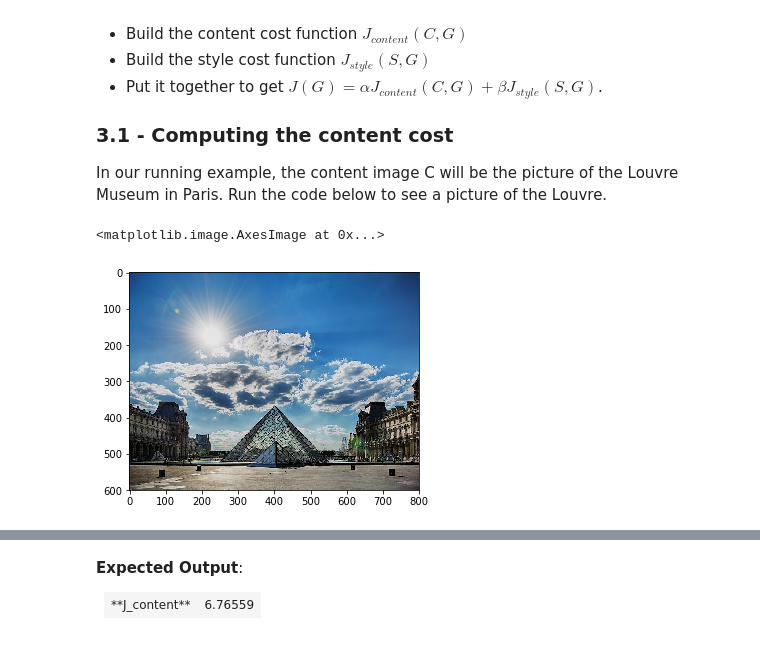
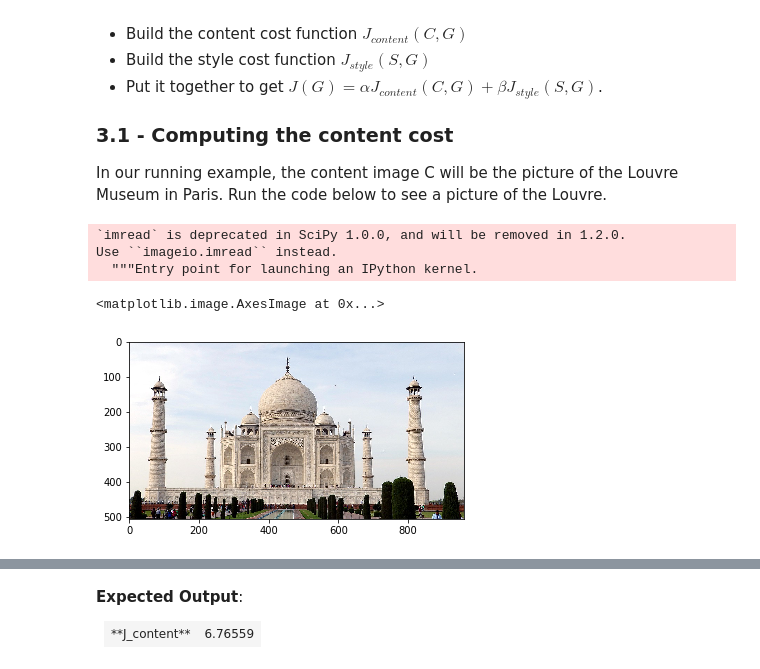
Before and after one commit to SindhuSobhan/DeepLearn, a Jupyter notebook: CNN/Art+Generation+with+Neural+Style+Transfer+-+v2.ipynb, the cells around one changed output, grey strips where cells are left out. Drawn from its saved outputs; the diff is of its cells as text; code cells hidden in the pictures.

```diff
--- a/CNN/Art+Generation+with+Neural+Style+Transfer+-+v2.ipynb
+++ b/CNN/Art+Generation+with+Neural+Style+Transfer+-+v2.ipynb
@@ -65,11 +165,14 @@ We will build the NST algorithm in three steps:
 
 In our running example, the content image C will be the picture of the Louvre Museum in Paris. Run the code below to see a picture of the Louvre.
 # %%
-content_image = scipy.misc.imread("images/louvre.jpg")
+content_image = scipy.misc.imread("/content/Taj Mahal.jpg")
 imshow(content_image)
 # %% [output]
-<matplotlib.image.AxesImage at 0x...>
+`imread` is deprecated in SciPy 1.0.0, and will be removed in 1.2.0.
+Use ``imageio.imread`` instead.
+  """Entry point for launching an IPython kernel.
+<matplotlib.image.AxesImage at 0x...>
-[figure, old version]
+[figure, new version]
 # %% [markdown]
 The content image (C) shows the Louvre museum's pyramid surrounded by old Paris buildings, against a sunny sky with a few clouds.
 
```
Also changed, not shown: parts of 54 cells of this notebook.
